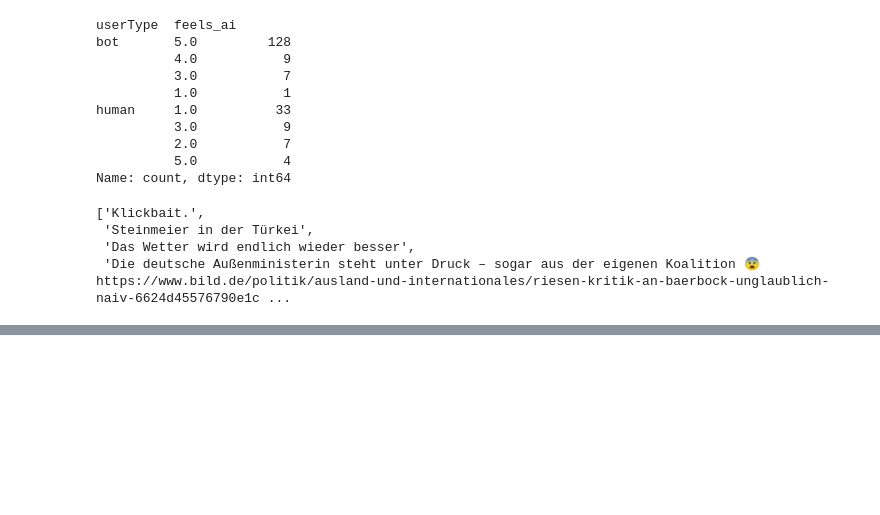
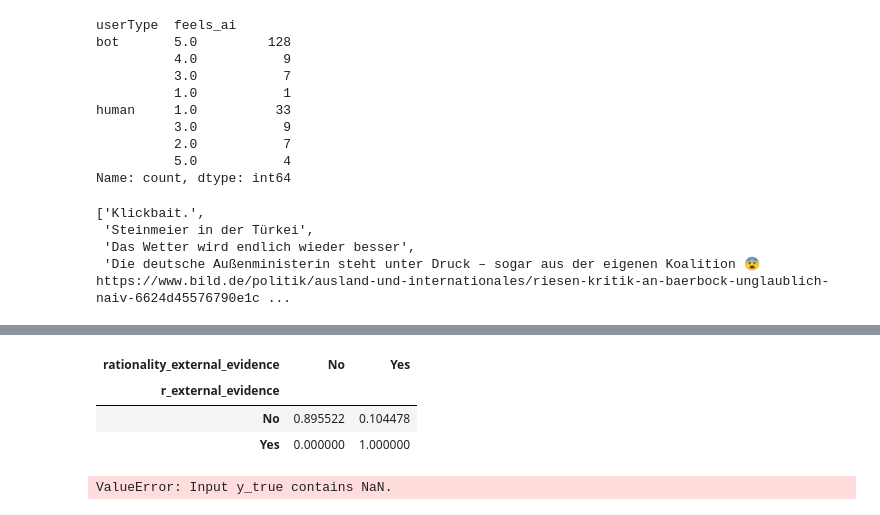
Before and after one commit to cl-trier/TWON-Exploration, a Jupyter notebook: 11--Dataset-for-Coding.ipynb, the cells around one changed output, grey strips where cells are left out. Saved outputs shown, nothing was run; the diff lists cells and outputs as text; code cells hidden in the pictures; blank space fills up the shorter version.

```diff
--- a/11--Dataset-for-Coding.ipynb
+++ b/11--Dataset-for-Coding.ipynb
@@ -62,3 +79,6 @@ dataset[(dataset["userType"] == "human") & (dataset["feels_ai"] == 5.0)]["conten
  'Steinmeier in der Türkei',
  'Das Wetter wird endlich wieder besser',
  'Die deutsche Außenministerin steht unter Druck – sogar aus der eigenen Koalition 😨 https://www.bild.de/politik/ausland-und-internationales/riesen-kritik-an-baerbock-unglaublich-naiv-6624d45576790e1c ...
+# %%
+predicted_dataset = pd.read_json(CFG.report_dir / "dataset.predicted.json").set_index("id").loc[annotated_dataset.index]
+predicted_dataset
@@ -64,0 +100,20 @@ dataset[(dataset["userType"] == "human") & (dataset["feels_ai"] == 5.0)]["conten
+# %%
+for huma_col, machine_col in [
+    ("r_external_evidence", "rationality_external_evidence"),
+
+]:
+    display(pd.crosstab(
+        annotated_dataset[huma_col],
+        predicted_dataset[machine_col],
+        normalize = "index",
+    ))
+    display(classification_report(
+        annotated_dataset[huma_col].fillna(0).map({"Yes": 1, "No": 0}),
+        predicted_dataset[machine_col].fillna(0).map({"Yes": 1, "No": 0}),
+    ))
+# %% [output]
+| rationality_external_evidence | No | Yes |
+| r_external_evidence |  |  |
+| No | 0.895522 | 0.104478 |
+| Yes | 0.000000 | 1.000000 |
+ValueError: Input y_true contains NaN.
```
Also changed, not shown: parts of 6 cells of this notebook.
